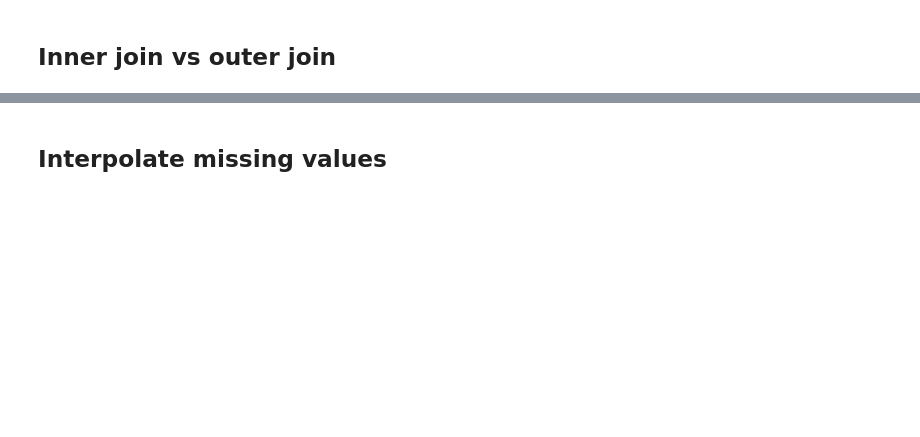
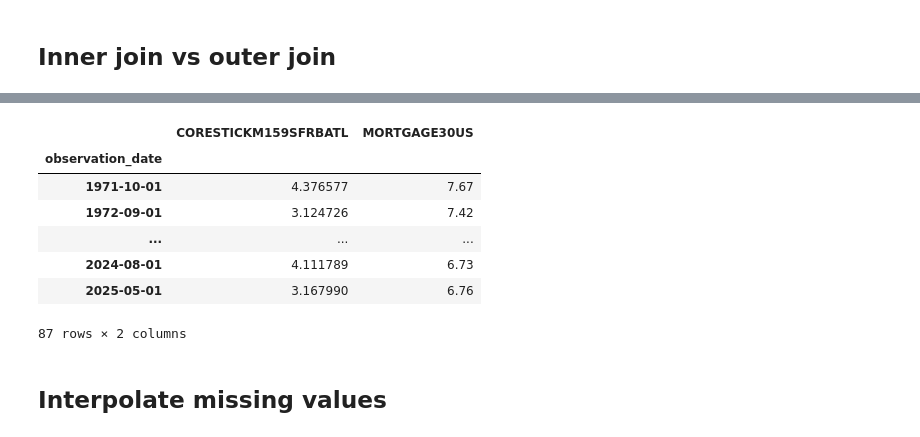
Before and after one commit to LinkedInLearning/practical-python-for-time-series-analysis-5452014, a Jupyter notebook: notebooks/CH01_Join/Start.ipynb, the cells around one changed output, grey strips where cells are left out. Saved outputs shown, nothing was run; the diff lists cells and outputs as text; code cells hidden in the pictures; blank space fills up the shorter version.

```diff
--- a/notebooks/CH01_Join/Start.ipynb
+++ b/notebooks/CH01_Join/Start.ipynb
@@ -96,0 +76,12 @@ df.plot()
+# %%
+df = pd.concat([df1,df2],axis=1, join='inner')
+df
+# %% [output]
+|  | CORESTICKM159SFRBATL | MORTGAGE30US |
+| observation_date |  |  |
+| 1971-10-01 | 4.376577 | 7.67 |
+| 1972-09-01 | 3.124726 | 7.42 |
+| ... | ... | ... |
+| 2024-08-01 | 4.111789 | 6.73 |
+| 2025-05-01 | 3.167990 | 6.76 |
+87 rows × 2 columns
```
Also changed, not shown: parts of 21 cells of this notebook.
